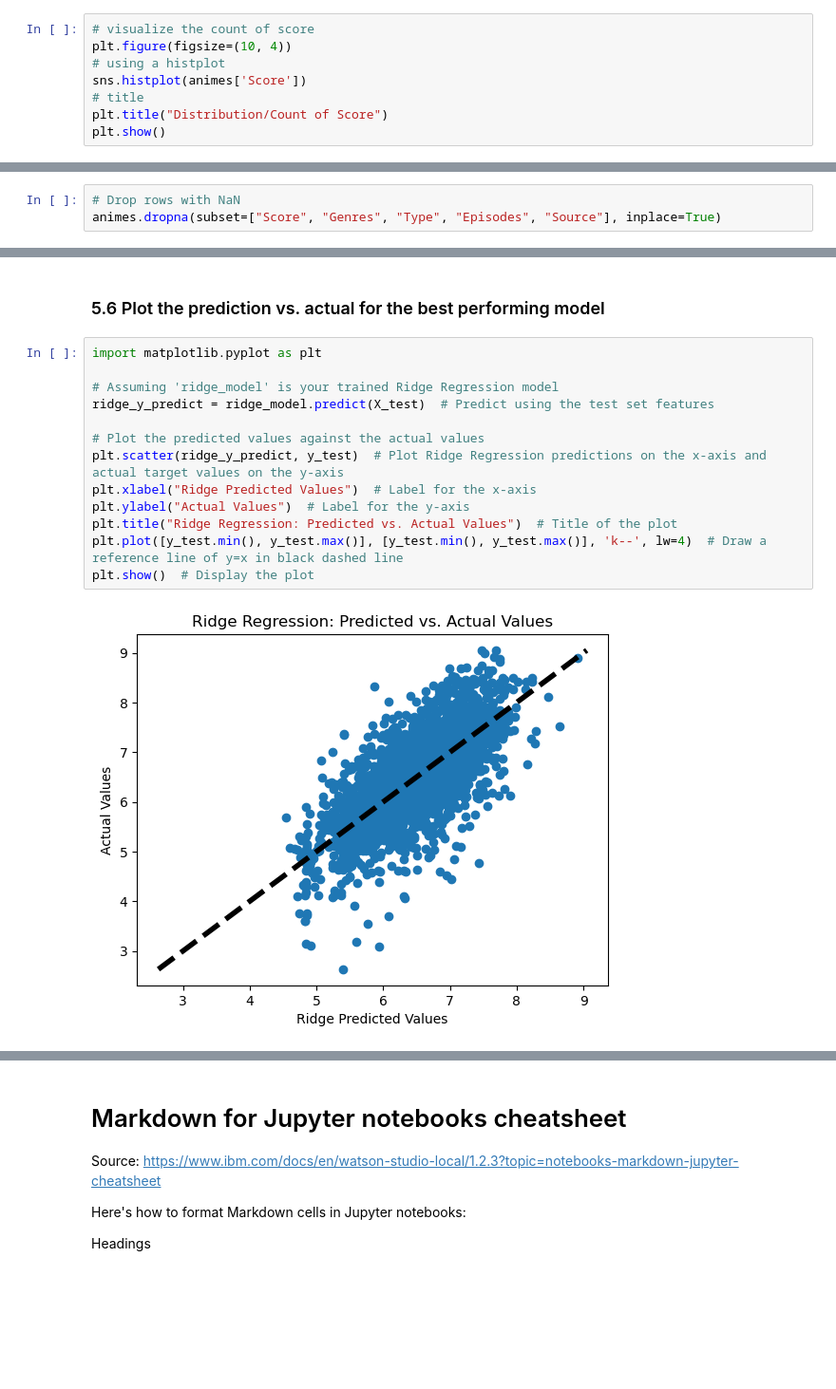
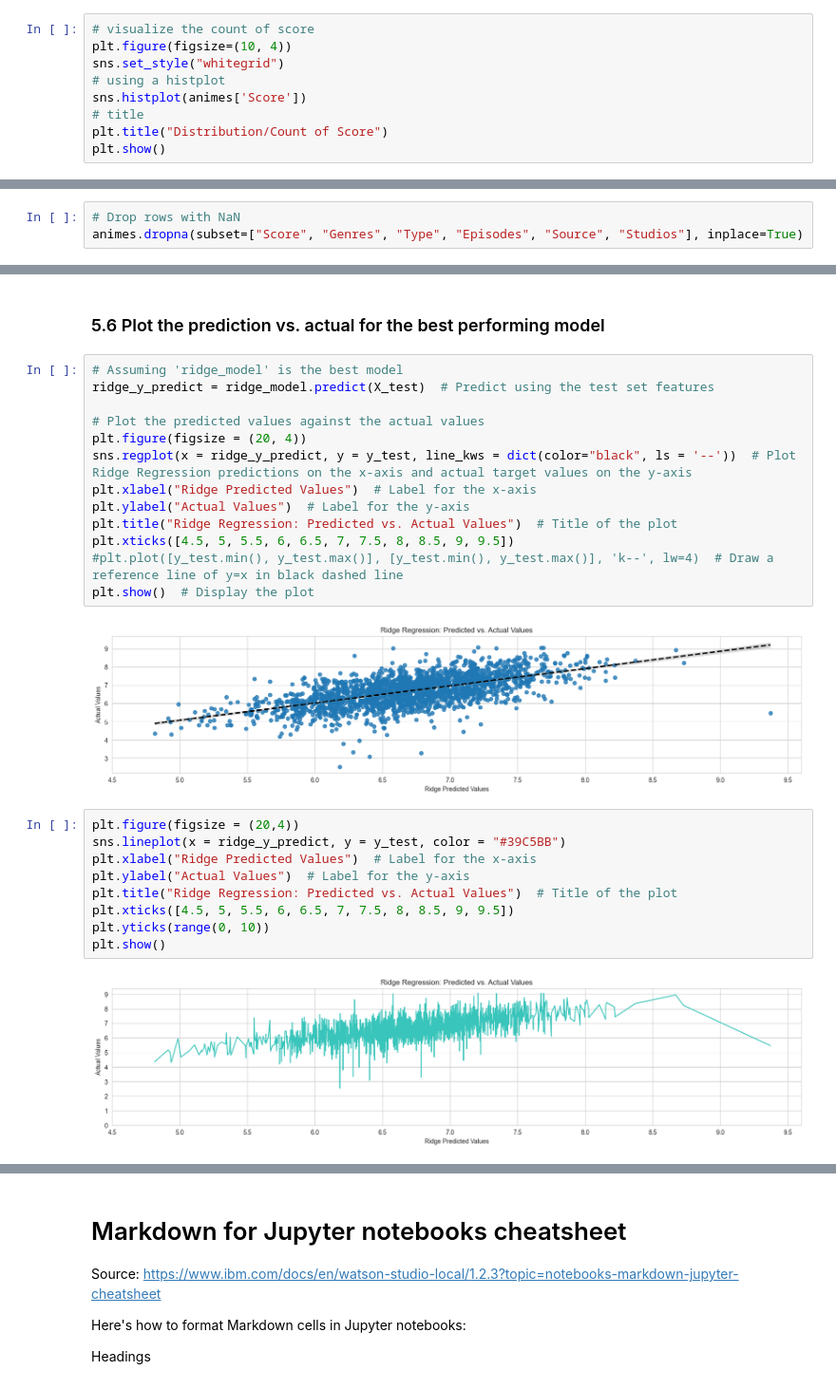
Before and after one commit to Threegoldsqwq/Machine_Learning_Anime_Recommendation, a Jupyter notebook: Animes_Analysis.ipynb, the cells around one changed output, grey strips where cells are left out. Shown at 95% size. Cells and saved outputs as stored; diff of their text form; blank space fills up the shorter version.

Commit message:
Adding graph for model

```diff
--- a/Animes_Analysis.ipynb
+++ b/Animes_Analysis.ipynb
@@ -291,6 +291,7 @@ This is the detailed score distribution, we can see 6.4 is the most frequent sco
 # %%
 # visualize the count of score
 plt.figure(figsize=(10, 4))
+sns.set_style("whitegrid")
 # using a histplot
 sns.histplot(animes['Score'])
 # title
@@ -482,7 +480,7 @@ KeyError: "['Name', 'English name', 'Other name', 'Synopsis', 'Premiered', 'Stat
 #### For the Score/Genres/Episode/Type attribute we will delete the instances with null famsize values
 # %%
 # Drop rows with NaN
-animes.dropna(subset=["Score", "Genres", "Type", "Episodes", "Source"], inplace=True)
+animes.dropna(subset=["Score", "Genres", "Type", "Episodes", "Source", "Studios"], inplace=True)
 # %% [markdown]
 say something here
 # %%
@@ -780,17 +778,28 @@ Lasso Regression MSE: 0.8361950745360744
 # %% [markdown]
 ### 5.6 Plot the prediction vs. actual for the best performing model
 # %%
-import matplotlib.pyplot as plt
-
-# Assuming 'ridge_model' is your trained Ridge Regression model
+# Assuming 'ridge_model' is the best model
 ridge_y_predict = ridge_model.predict(X_test)  # Predict using the test set features
 
 # Plot the predicted values against the actual values
-plt.scatter(ridge_y_predict, y_test)  # Plot Ridge Regression predictions on the x-axis and actual target values on the y-axis
+plt.figure(figsize = (20, 4))
+sns.regplot(x = ridge_y_predict, y = y_test, line_kws = dict(color="black", ls = '--'))  # Plot Ridge Regression predictions on the x-axis and actual target values on the y-axis
 plt.xlabel("Ridge Predicted Values")  # Label for the x-axis
 plt.ylabel("Actual Values")  # Label for the y-axis
 plt.title("Ridge Regression: Predicted vs. Actual Values")  # Title of the plot
-plt.plot([y_test.min(), y_test.max()], [y_test.min(), y_test.max()], 'k--', lw=4)  # Draw a reference line of y=x in black dashed line
+plt.xticks([4.5, 5, 5.5, 6, 6.5, 7, 7.5, 8, 8.5, 9, 9.5])
+#plt.plot([y_test.min(), y_test.max()], [y_test.min(), y_test.max()], 'k--', lw=4)  # Draw a reference line of y=x in black dashed line
 plt.show()  # Display the plot
 # %% [output]
-[figure, old version]
+[figure, new version]
+# %%
+plt.figure(figsize = (20,4))
+sns.lineplot(x = ridge_y_predict, y = y_test, color = "#39C5BB")
+plt.xlabel("Ridge Predicted Values")  # Label for the x-axis
+plt.ylabel("Actual Values")  # Label for the y-axis
+plt.title("Ridge Regression: Predicted vs. Actual Values")  # Title of the plot
+plt.xticks([4.5, 5, 5.5, 6, 6.5, 7, 7.5, 8, 8.5, 9, 9.5])
+plt.yticks(range(0, 10))
+plt.show()
+# %% [output]
+[figure, added]
```
Also changed, not shown: parts of 15 cells of this notebook.
